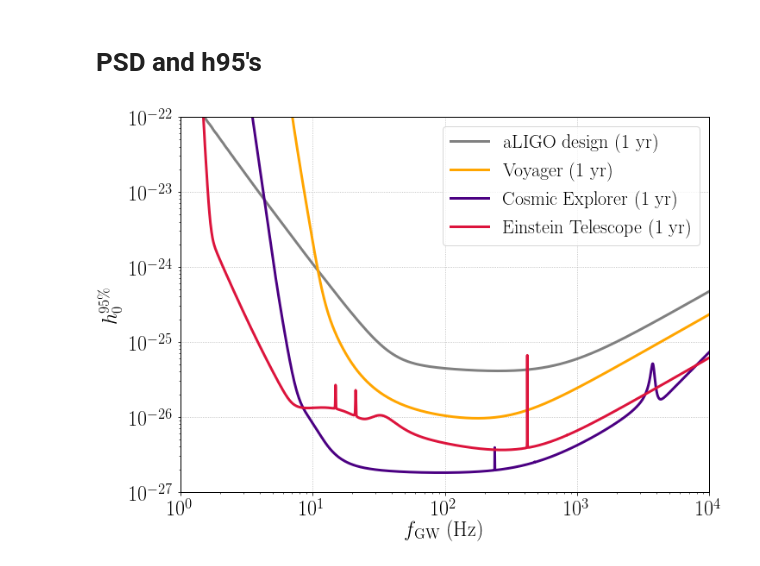
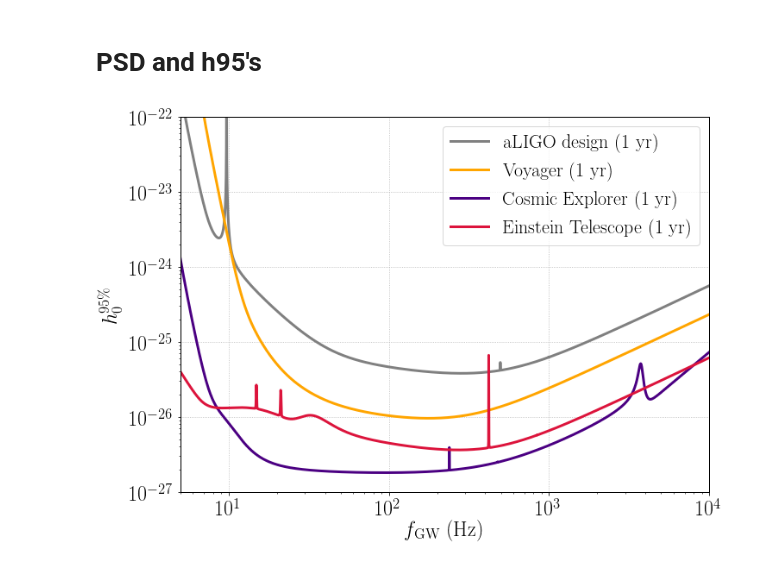
Before and after one commit to maxisi/gwaxion, a Jupyter notebook: examples/horizon_DE.ipynb, the cells around one changed output. Saved outputs shown, nothing was run; the diff lists cells and outputs as text; code cells hidden in the pictures.

```diff
--- a/examples/horizon_DE.ipynb
+++ b/examples/horizon_DE.ipynb
@@ -232,24 +227,3 @@ Will have to add a contour to mark values of $\dot f > 10^{-8}$.
 # aLIGO design
 
 ## PSD
-# %%
-from lalsimulation import SimNoisePSDaLIGOZeroDetHighPower
-
-flow = 0.001
-fhig = 1E6
-freqs = np.linspace(flow, fhig, int(5E6))
-
-psd_des = np.array([SimNoisePSDaLIGOZeroDetHighPower(f) for f in freqs])
-asd_des = psd_des**0.5
-
-psd_des_interp = interp1d(freqs, psd_des)
-asd_des_interp = interp1d(freqs, asd_des, bounds_error=False, fill_value=np.inf)
-
-fig, ax = plt.subplots(1)
-ax.plot(freqs, asd_des)
-ax.set_xscale('log')
-ax.set_yscale('log')
-ax.set_xlim(flow, fhig)
-ax.set_xlabel(r'$f$ (Hz)')
-ax.set_ylabel(r'ASD')
-plt.show(fig)
@@ -257,0 +230,20 @@ plt.show(fig)
+# %%
+# use up to date aLIGO curve from T1800044
+vals = np.loadtxt('noise_curves_T1500293-v10/aLIGODesign_T1800044.txt')
+fs, asd_des_array = vals[:,0], vals[:,1]
+
+# create interpolant (in logspace)
+log_asd_des_interp = interp1d(np.log10(fs), np.log10(asd_des_array), fill_value='extrapolate')
+def asd_des_interp(f): lasd=log_asd_des_interp(np.log10(f)); return 10**lasd
+
+fmin, fmax = 0.1, 1E4 #freqs.min(), freqs.max()
+freqs = np.logspace(np.log10(fmin), np.log10(fmax), int(1E6))
+
+fig, ax = plt.subplots(1)
+ax.plot(freqs, asd_des_interp(freqs))
+ax.set_xscale('log')
+ax.set_yscale('log')
+ax.set_xlim(fmin, fmax)
+ax.set_xlabel(r'$f$ (Hz)')
+ax.set_ylabel(r'ASD')
+plt.show(fig)
@@ -966,32 +958,32 @@ GW150914 horizon: 51.9 Mpc (z=1.2e-02)
 # %%
 # use Voyager frequency array for the x-axis
 
 year = 365*physics.DAYSID_SI
 
 freqs = np.logspace(0, 4, int(1E5))
 
 fig, ax = plt.subplots(1, figsize=(11,8))
 # ax.plot(freqs, h95_viterbi(asd_des_interp(freqs), T=80*physics.DAYSID_SI, ndet=10), label="aLIGO design (80 days, 10)", lw=3, c='cyan', ls='--')
 # ax.plot(freqs, h95_viterbi(asd_des_interp(freqs), T=80*physics.DAYSID_SI, ndet=2), label="aLIGO design (80 days)", lw=3, c='gray', ls='--')
 ax.plot(freqs, h95_viterbi(asd_des_interp(freqs), T=year), label="aLIGO design (1 yr)", lw=3, c='gray')
 ax.plot(freqs, h95_viterbi(asd_voy_interp(freqs), T=year), label="Voyager (1 yr)", lw=3, c='orange')
 ax.plot(freqs, h95_viterbi(asd_ce_interp(freqs), T=year), label="Cosmic Explorer (1 yr)", lw=3, c='indigo')
 ax.plot(freqs, h95_viterbi(asd_et_interp(freqs), T=year), label="Einstein Telescope (1 yr)", lw=3, c='crimson')
 ax.set_xscale('log')
 ax.set_yscale('log')
 
-ax.set_xlim(freqs.min(), freqs.max())
+ax.set_xlim(5, freqs.max())
 ax.set_ylim(1E-27, 1E-22)
 
 ax.set_xlabel(r'$f_{\rm GW}$ (Hz)')
 ax.set_ylabel(r'$h^{95\%}_0$')
 
 ax.legend(loc='best', fontsize=22)
 ax.grid(True, ls=':')
 
 fig.savefig('plot_h095_fgw.pdf', bbox_inches='tight')
 
 plt.show(fig)
 plt.close()
 # %% [output]
-[figure, old version]
+[figure, new version]
```
Also changed, not shown: parts of 11 cells of this notebook, 3 other files.
